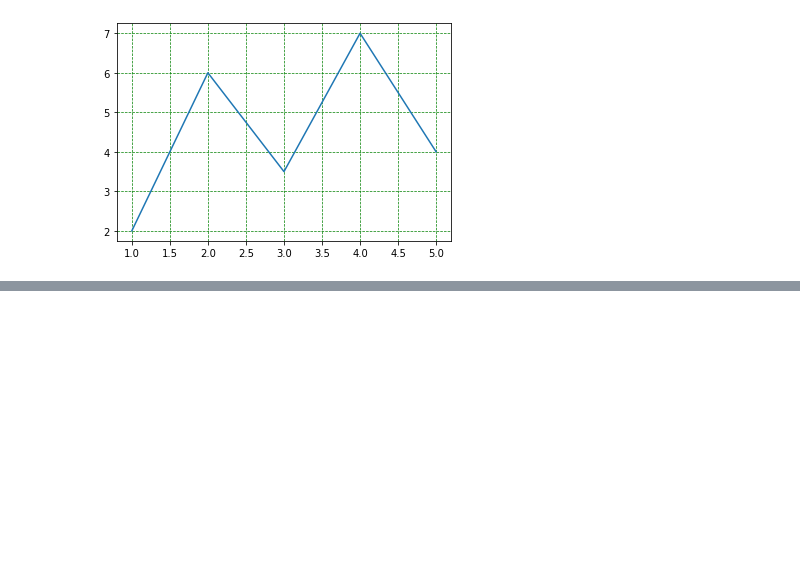
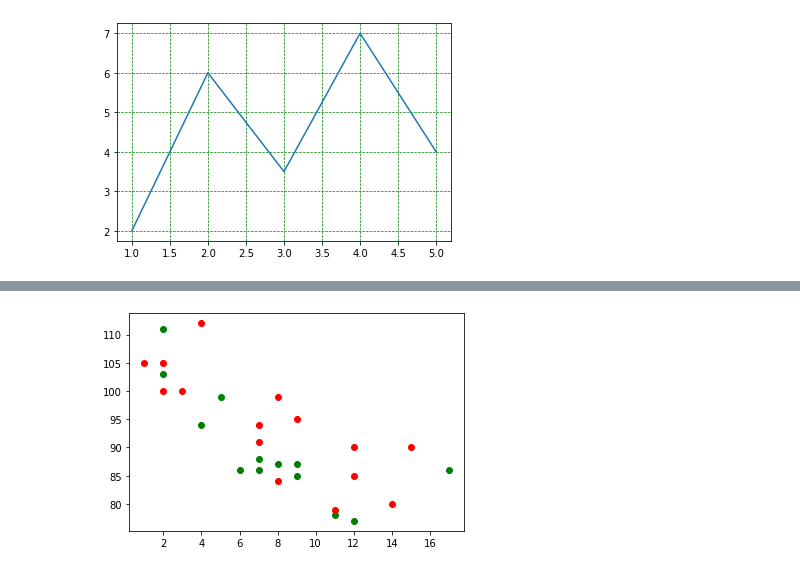
Before and after one commit to seenusnehil/Machine-Learning-Journey, a Jupyter notebook: Visualization Practice/Matplotlib practice.ipynb, the cells around one changed output, grey strips where cells are left out. Drawn from its saved outputs; the diff is of its cells as text; code cells hidden in the pictures; blank space fills up the shorter version.

Commit message:
Visualization folder documented completely

```diff
--- a/Visualization Practice/Matplotlib practice.ipynb
+++ b/Visualization Practice/Matplotlib practice.ipynb
@@ -339,0 +340,15 @@ plt.show()
+# %%
+# If you want to specify the colours of each dataset, you can do it using color/c attribute
+# Dataset 1
+x = np.array([5,7,8,7,2,17,2,9,4,11,12,9,6])
+y = np.array([99,86,87,88,111,86,103,87,94,78,77,85,86])
+plt.scatter(x, y, color='green')
+
+# Dataset 2
+x = np.array([2,2,8,1,15,8,12,9,7,3,11,4,7,14,12])
+y = np.array([100,105,84,105,90,99,90,95,94,100,79,112,91,80,85])
+plt.scatter(x, y, c='red')
+
+plt.show()
+# %% [output]
+[figure, added]
```
Also changed, not shown: parts of 44 cells of this notebook.
